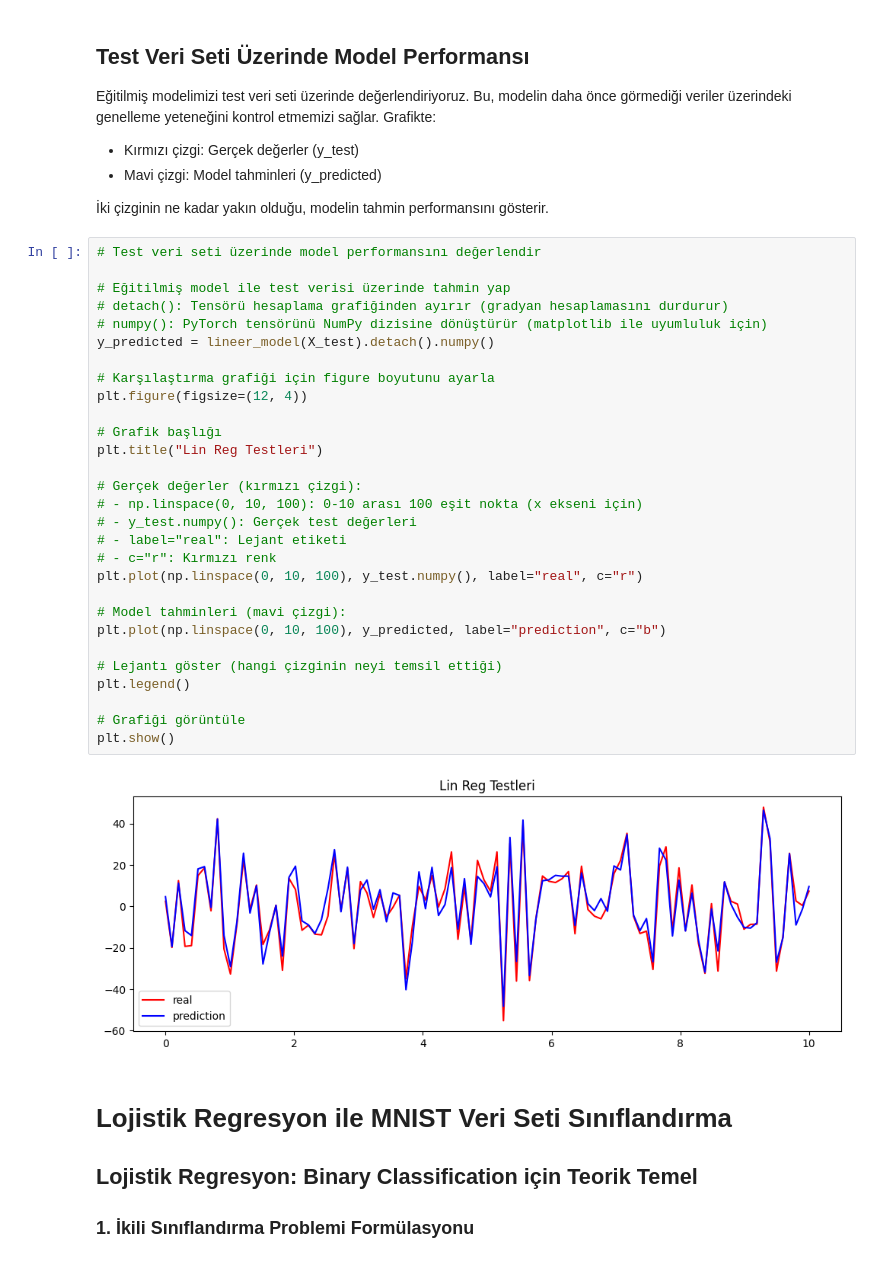
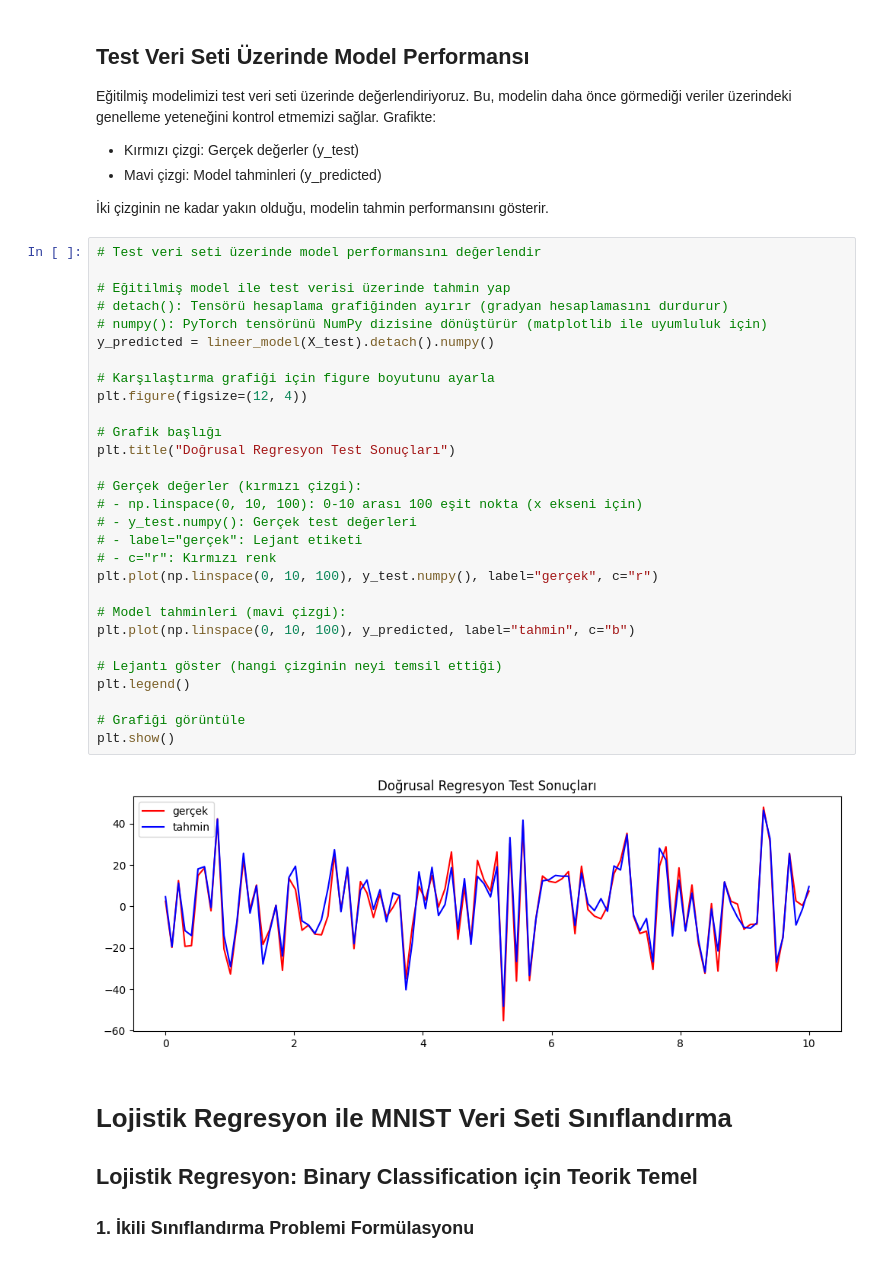
Before and after one commit to abdurrahimagca/cvp_lect, a Jupyter notebook: Uygulama/4_hello_torch.ipynb, the cells around one changed output. Drawn from its saved outputs; the diff is of its cells as text.

```diff
--- a/Uygulama/4_hello_torch.ipynb
+++ b/Uygulama/4_hello_torch.ipynb
@@ -439,34 +439,34 @@ Eğitilmiş modelimizi test veri seti üzerinde değerlendiriyoruz. Bu, modelin
 # %%
 # Test veri seti üzerinde model performansını değerlendir
 
 # Eğitilmiş model ile test verisi üzerinde tahmin yap
 # detach(): Tensörü hesaplama grafiğinden ayırır (gradyan hesaplamasını durdurur)
 # numpy(): PyTorch tensörünü NumPy dizisine dönüştürür (matplotlib ile uyumluluk için)
 y_predicted = lineer_model(X_test).detach().numpy()
 
 # Karşılaştırma grafiği için figure boyutunu ayarla
 plt.figure(figsize=(12, 4))
 
 # Grafik başlığı
-plt.title("Lin Reg Testleri")
+plt.title("Doğrusal Regresyon Test Sonuçları")
 
 # Gerçek değerler (kırmızı çizgi):
 # - np.linspace(0, 10, 100): 0-10 arası 100 eşit nokta (x ekseni için)
 # - y_test.numpy(): Gerçek test değerleri
-# - label="real": Lejant etiketi
+# - label="gerçek": Lejant etiketi
 # - c="r": Kırmızı renk
-plt.plot(np.linspace(0, 10, 100), y_test.numpy(), label="real", c="r")
+plt.plot(np.linspace(0, 10, 100), y_test.numpy(), label="gerçek", c="r")
 
 # Model tahminleri (mavi çizgi):
-plt.plot(np.linspace(0, 10, 100), y_predicted, label="prediction", c="b")
+plt.plot(np.linspace(0, 10, 100), y_predicted, label="tahmin", c="b")
 
 # Lejantı göster (hangi çizginin neyi temsil ettiği)
 plt.legend()
 
 # Grafiği görüntüle
 plt.show()
 # %% [output]
-[figure, old version]
+[figure, new version]
 # %% [markdown]
 # Lojistik Regresyon ile MNIST Veri Seti Sınıflandırma
 
```
Also changed, not shown: parts of 8 cells of this notebook, 7 other files.
